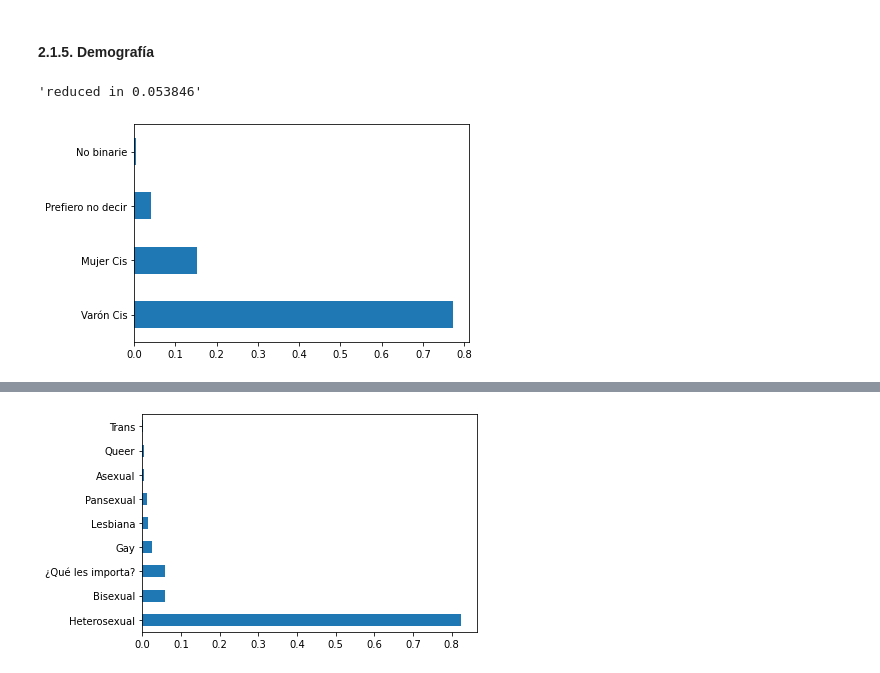
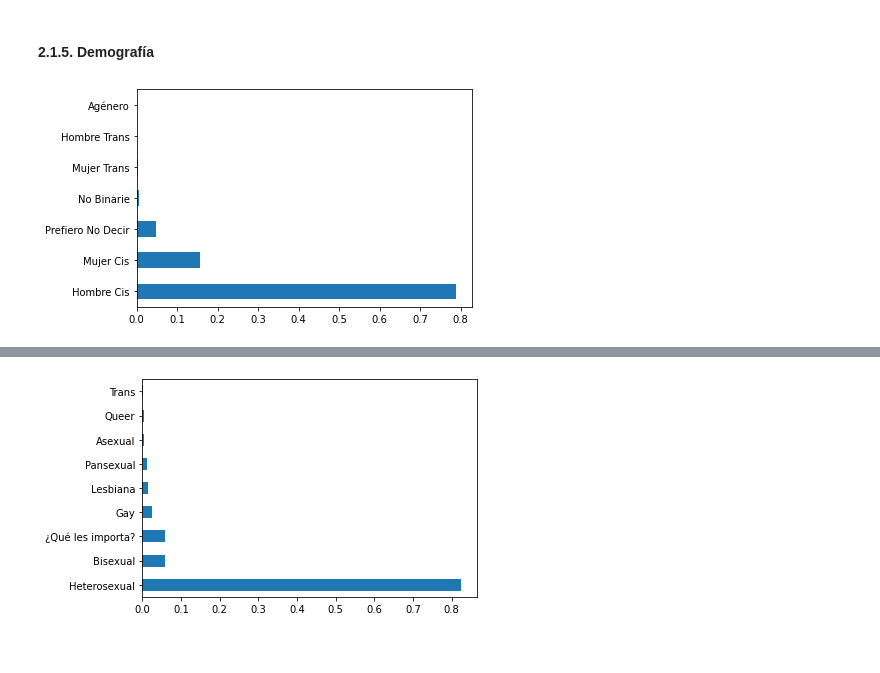
Before and after one commit to SebastianESaavedra/openqube-sueldos, a Jupyter notebook: pipeline/data-analysis.ipynb, the cells around one changed output, grey strips where cells are left out. Cells and saved outputs as stored; diff of their text form; code cells hidden in the pictures.

Commit message:
fix demographics_gender_percent graph

```diff
--- a/pipeline/data-analysis.ipynb
+++ b/pipeline/data-analysis.ipynb
@@ -854,17 +864,13 @@ charts["specialization_pays_percent"] = to_rechart(df)
 # %% [markdown]
 #### 2.1.5. Demografía
 # %%
-dataframe = normalize_dataframe_column_replace(
-    dataframe, "me_identifico", {"Hombre": "Varón Cis"}
-)
+# df = dataframe[dataframe.me_id_extra.isin(enough_data)]
+df = dataframe["me_id_extra"].value_counts(normalize=True, sort=True)
 
-df = dataframe["me_identifico"].value_counts(normalize=True, sort=True)
-
-df[:4].plot(kind="barh")
+df.plot(kind="barh")
 charts["demographics_gender_percent"] = to_rechart(df, max=4)
 # %% [output]
-'reduced in 0.053846'
-[figure, old version]
+[figure, new version]
 [interactive output not drawn]
 # %%
 df = dataframe["identidad_sexual"].value_counts(normalize=True, sort=True)
```
Also changed, not shown: parts of 11 cells of this notebook, 1 other file.
